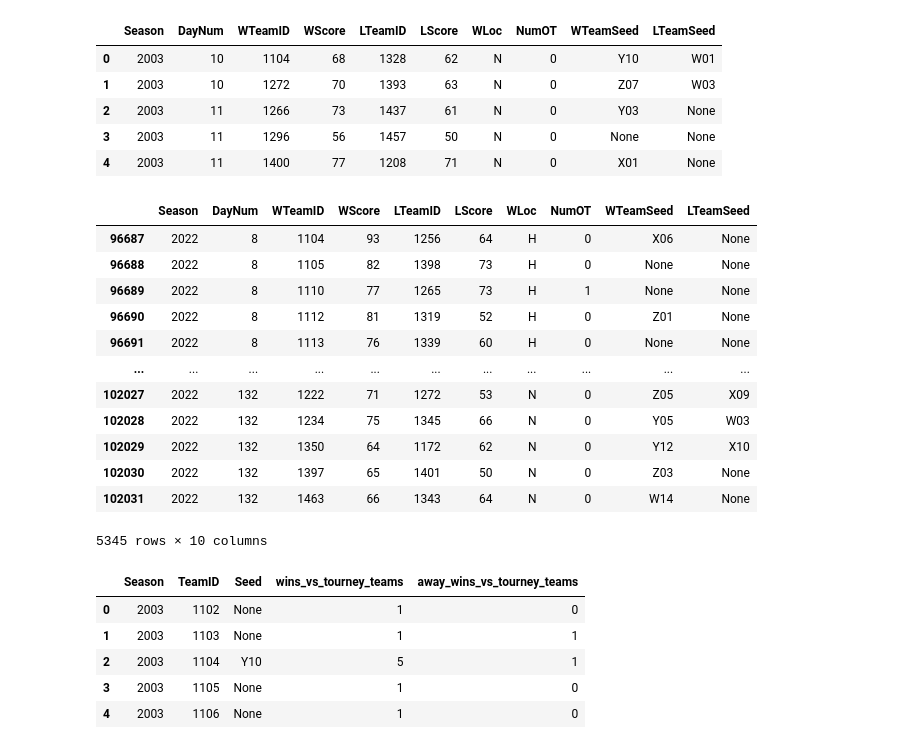
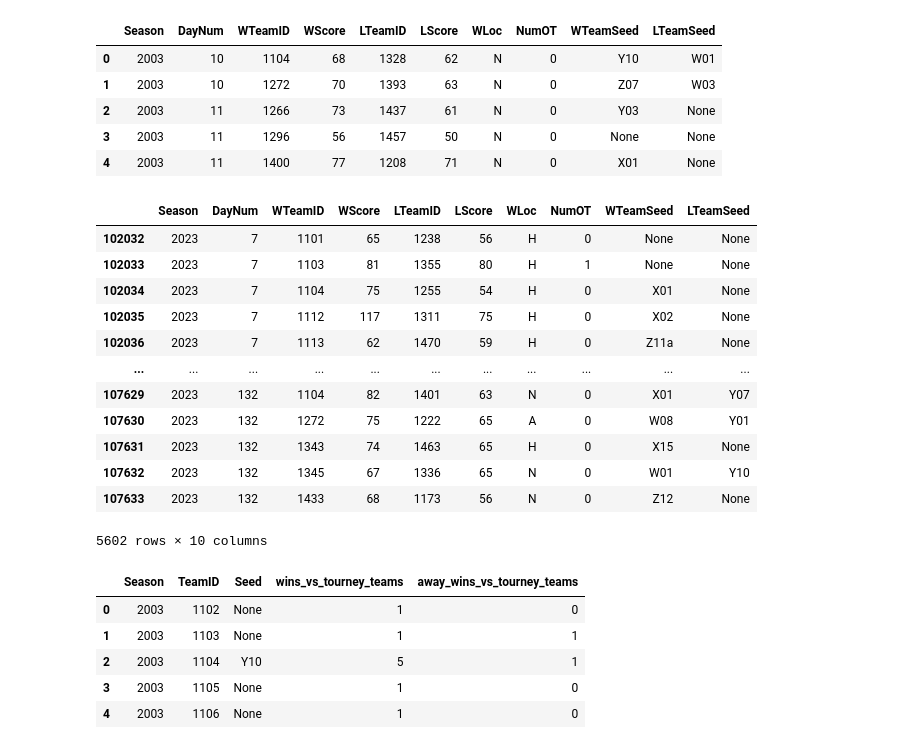
Before and after one commit to dylanfarrell/march-madness-bracket-prediction, a Jupyter notebook: kaggle_feature_engineering.ipynb, the cells around one changed output. Saved outputs shown, nothing was run; the diff lists cells and outputs as text; code cells hidden in the pictures.

```diff
--- a/kaggle_feature_engineering.ipynb
+++ b/kaggle_feature_engineering.ipynb
@@ -8,14 +13,16 @@ import helper_functions as hf
 ## Reading files
 # %%
 # read in files needed for feature engineering
-regular_season_compact_all = pd.read_csv('data/kaggle_data/MRegularSeasonCompactResults.csv')
-regular_season_detailed = pd.read_csv('data/kaggle_data/MRegularSeasonDetailedResults.csv')
-tourney_compact_all = pd.read_csv('data/kaggle_data/MNCAATourneyCompactResults.csv')
-tourney_detailed = pd.read_csv('data/kaggle_data/MNCAATourneyDetailedResults.csv')
-teams = pd.read_csv('data/kaggle_data/MTeams.csv')
-seeds_all = pd.read_csv('data/kaggle_data/MNCAATourneySeeds.csv')
-slots_all = pd.read_csv('data/kaggle_data/MNCAATourneySlots.csv')
-ordinals = pd.read_csv('data/kaggle_data/MMasseyOrdinals_thruDay128.csv')
+current_yr = datetime.now().year
+kaggle_dir = f'data/{current_yr}/kaggle_data'
+regular_season_compact_all = pd.read_csv(f'{kaggle_dir}/MRegularSeasonCompactResults.csv')
+regular_season_detailed = pd.read_csv(f'{kaggle_dir}/MRegularSeasonDetailedResults.csv')
+tourney_compact_all = pd.read_csv(f'{kaggle_dir}/MNCAATourneyCompactResults.csv')
+tourney_detailed = pd.read_csv(f'{kaggle_dir}/MNCAATourneyDetailedResults.csv')
+teams = pd.read_csv(f'{kaggle_dir}/MTeams.csv')
+seeds_all = pd.read_csv(f'{kaggle_dir}/MNCAATourneySeeds.csv')
+slots_all = pd.read_csv(f'{kaggle_dir}/MNCAATourneySlots.csv')
+ordinals = pd.read_csv(f'{kaggle_dir}/MMasseyOrdinals_thru_Season{current_yr}_Day128.csv')
 # %%
 # trim everything to start in 2003
 min_year = 2003
@@ -385,21 +392,21 @@ team_seeds.head()
 | 3 | 2003 | 11 | 1296 | 56 | 1457 | 50 | N | 0 | None | None |
 | 4 | 2003 | 11 | 1400 | 77 | 1208 | 71 | N | 0 | X01 | None |
 # %%
-team_seeds[team_seeds['Season'] == 2022]
+team_seeds[team_seeds['Season'] == current_yr]
 # %% [output]
 |  | Season | DayNum | WTeamID | WScore | LTeamID | LScore | WLoc | NumOT | WTeamSeed | LTeamSeed |
-| 96687 | 2022 | 8 | 1104 | 93 | 1256 | 64 | H | 0 | X06 | None |
-| 96688 | 2022 | 8 | 1105 | 82 | 1398 | 73 | H | 0 | None | None |
-| 96689 | 2022 | 8 | 1110 | 77 | 1265 | 73 | H | 1 | None | None |
-| 96690 | 2022 | 8 | 1112 | 81 | 1319 | 52 | H | 0 | Z01 | None |
-| 96691 | 2022 | 8 | 1113 | 76 | 1339 | 60 | H | 0 | None | None |
+| 102032 | 2023 | 7 | 1101 | 65 | 1238 | 56 | H | 0 | None | None |
+| 102033 | 2023 | 7 | 1103 | 81 | 1355 | 80 | H | 1 | None | None |
+| 102034 | 2023 | 7 | 1104 | 75 | 1255 | 54 | H | 0 | X01 | None |
+| 102035 | 2023 | 7 | 1112 | 117 | 1311 | 75 | H | 0 | X02 | None |
+| 102036 | 2023 | 7 | 1113 | 62 | 1470 | 59 | H | 0 | Z11a | None |
 | ... | ... | ... | ... | ... | ... | ... | ... | ... | ... | ... |
-| 102027 | 2022 | 132 | 1222 | 71 | 1272 | 53 | N | 0 | Z05 | X09 |
-| 102028 | 2022 | 132 | 1234 | 75 | 1345 | 66 | N | 0 | Y05 | W03 |
-| 102029 | 2022 | 132 | 1350 | 64 | 1172 | 62 | N | 0 | Y12 | X10 |
-| 102030 | 2022 | 132 | 1397 | 65 | 1401 | 50 | N | 0 | Z03 | None |
-| 102031 | 2022 | 132 | 1463 | 66 | 1343 | 64 | N | 0 | W14 | None |
+| 107629 | 2023 | 132 | 1104 | 82 | 1401 | 63 | N | 0 | X01 | Y07 |
+| 107630 | 2023 | 132 | 1272 | 75 | 1222 | 65 | A | 0 | W08 | Y01 |
+| 107631 | 2023 | 132 | 1343 | 74 | 1463 | 65 | H | 0 | X15 | None |
+| 107632 | 2023 | 132 | 1345 | 67 | 1336 | 65 | N | 0 | W01 | Y10 |
+| 107633 | 2023 | 132 | 1433 | 68 | 1173 | 56 | N | 0 | Z12 | None |
-5345 rows × 10 columns
+5602 rows × 10 columns
 # %%
 wins_tourney_q = '''
 SELECT
```
Also changed, not shown: parts of 18 cells of this notebook, 3 other files.
